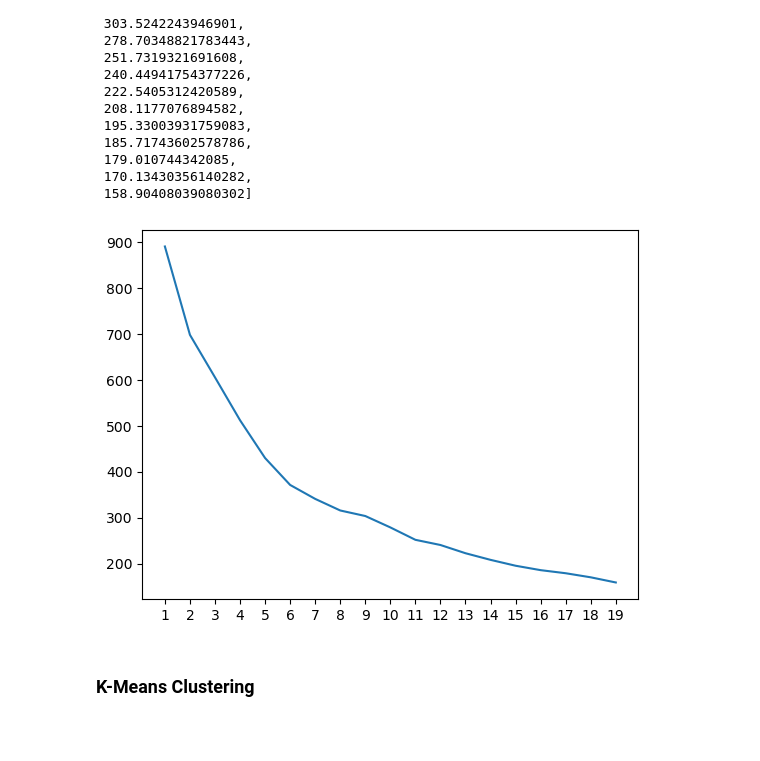
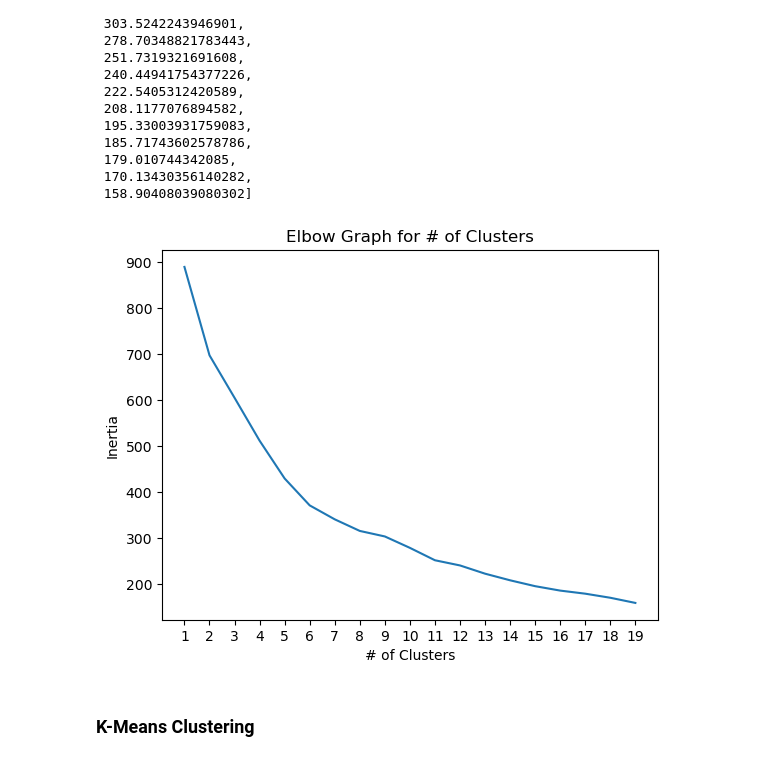
Before and after one commit to kanikaselva/311analysis, a Jupyter notebook: Analysis/3. NeighborhoodAnalysis.ipynb, the cells around one changed output. Drawn from its saved outputs; the diff is of its cells as text; code cells hidden in the pictures; blank space fills up the shorter version.

```diff
--- a/Analysis/3. NeighborhoodAnalysis.ipynb
+++ b/Analysis/3. NeighborhoodAnalysis.ipynb
@@ -188,12 +190,16 @@ inertias
 # %%
 # Plotting elbow graph - 7 clusters
 
 plt.xticks(range(1, 20))
 plt.plot(range(1, 20), inertias)
 
+plt.xlabel('# of Clusters')
+plt.ylabel('Inertia')
+plt.title('Elbow Graph for # of Clusters')
+
 plt.show()
 # %% [output]
-[figure, old version]
+[figure, new version]
 # %%
 numClusters = 8
 # %% [markdown]
```
Also changed, not shown: parts of 13 cells of this notebook.
